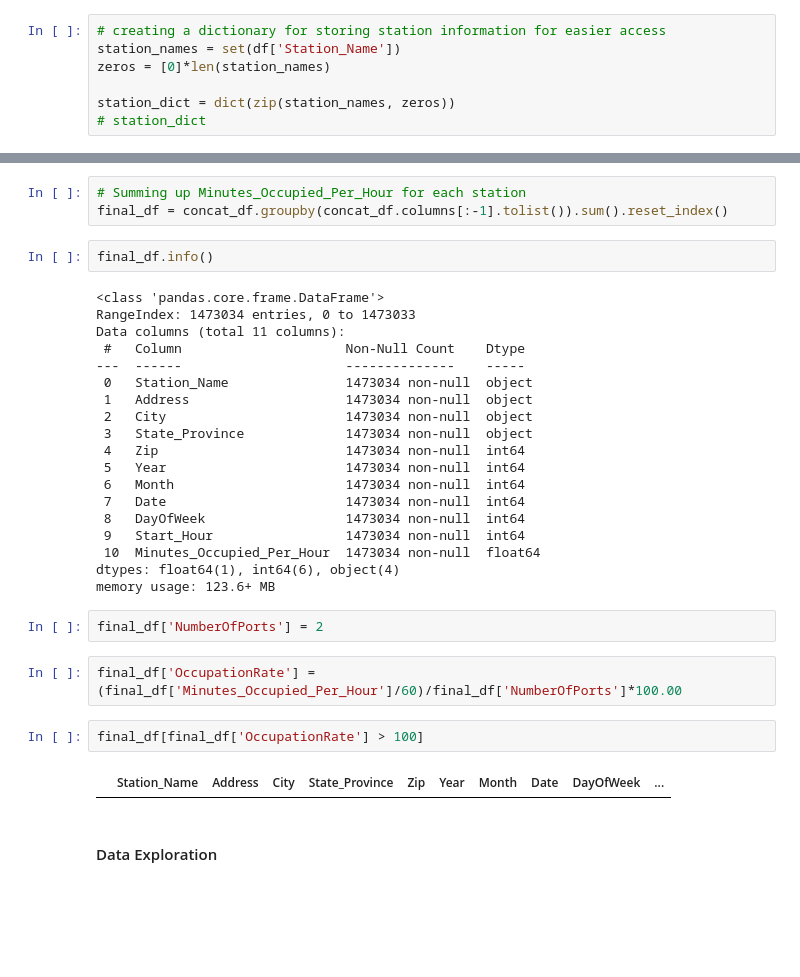
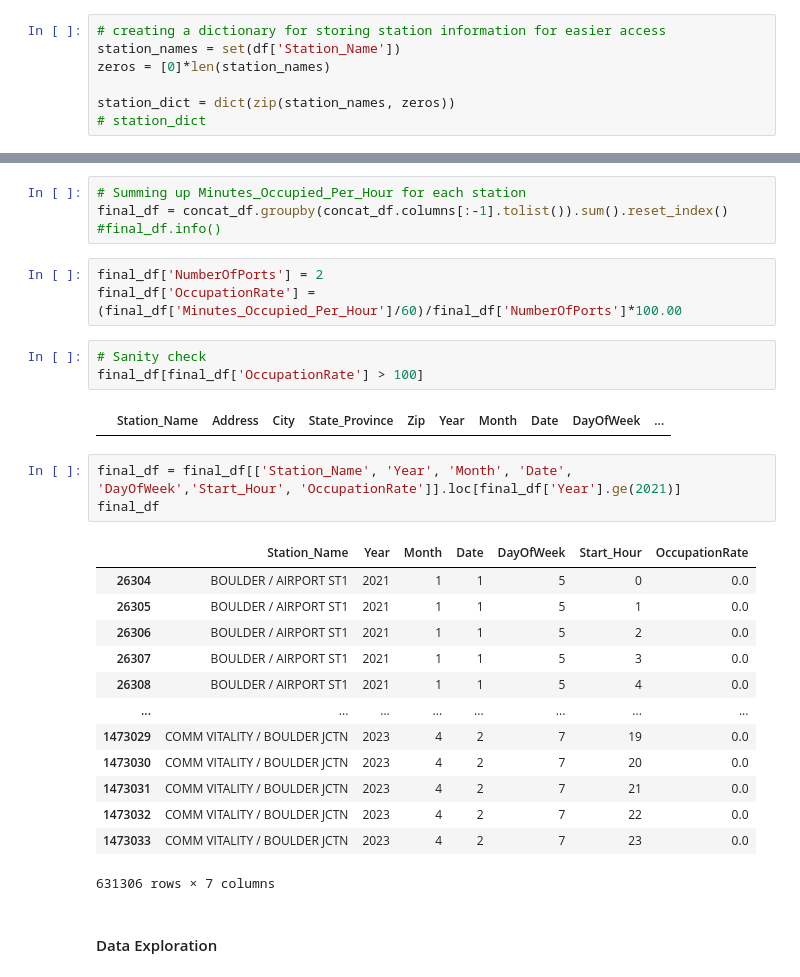
Before and after one commit to linzhuSJSU/DATA245, a Jupyter notebook: dataCleaning_0427.ipynb, the cells around one changed output, grey strips where cells are left out. Drawn from its saved outputs; the diff is of its cells as text; blank space fills up the shorter version.

```diff
--- a/dataCleaning_0427.ipynb
+++ b/dataCleaning_0427.ipynb
@@ -191,35 +157,32 @@ memory usage: 141.2+ MB
 # %%
 # Summing up Minutes_Occupied_Per_Hour for each station
 final_df = concat_df.groupby(concat_df.columns[:-1].tolist()).sum().reset_index()
+#final_df.info()
-# %%
-final_df.info()
-# %% [output]
-<class 'pandas.core.frame.DataFrame'>
-RangeIndex: 1473034 entries, 0 to 1473033
-Data columns (total 11 columns):
- #   Column                     Non-Null Count    Dtype
----  ------                     --------------    -----
- 0   Station_Name               1473034 non-null  object
- 1   Address                    1473034 non-null  object
- 2   City                       1473034 non-null  object
- 3   State_Province             1473034 non-null  object
- 4   Zip                        1473034 non-null  int64
- 5   Year                       1473034 non-null  int64
- 6   Month                      1473034 non-null  int64
- 7   Date                       1473034 non-null  int64
- 8   DayOfWeek                  1473034 non-null  int64
- 9   Start_Hour                 1473034 non-null  int64
- 10  Minutes_Occupied_Per_Hour  1473034 non-null  float64
-dtypes: float64(1), int64(6), object(4)
-memory usage: 123.6+ MB
 # %%
 final_df['NumberOfPorts'] = 2
+final_df['OccupationRate'] = (final_df['Minutes_Occupied_Per_Hour']/60)/final_df['NumberOfPorts']*100.00
-# %%
-final_df['OccupationRate'] = (final_df['Minutes_Occupied_Per_Hour']/60)/final_df['NumberOfPorts']*100.00
 # %%
+# Sanity check
 final_df[final_df['OccupationRate'] > 100]
 # %% [output]
 |  | Station_Name | Address | City | State_Province | Zip | Year | Month | Date | DayOfWeek | ... |
+# %%
+final_df = final_df[['Station_Name', 'Year', 'Month', 'Date', 'DayOfWeek','Start_Hour', 'OccupationRate']].loc[final_df['Year'].ge(2021)]
+final_df
+# %% [output]
+|  | Station_Name | Year | Month | Date | DayOfWeek | Start_Hour | OccupationRate |
+| 26304 | BOULDER / AIRPORT ST1 | 2021 | 1 | 1 | 5 | 0 | 0.0 |
+| 26305 | BOULDER / AIRPORT ST1 | 2021 | 1 | 1 | 5 | 1 | 0.0 |
+| 26306 | BOULDER / AIRPORT ST1 | 2021 | 1 | 1 | 5 | 2 | 0.0 |
+| 26307 | BOULDER / AIRPORT ST1 | 2021 | 1 | 1 | 5 | 3 | 0.0 |
+| 26308 | BOULDER / AIRPORT ST1 | 2021 | 1 | 1 | 5 | 4 | 0.0 |
+| ... | ... | ... | ... | ... | ... | ... | ... |
+| 1473029 | COMM VITALITY / BOULDER JCTN | 2023 | 4 | 2 | 7 | 19 | 0.0 |
+| 1473030 | COMM VITALITY / BOULDER JCTN | 2023 | 4 | 2 | 7 | 20 | 0.0 |
+| 1473031 | COMM VITALITY / BOULDER JCTN | 2023 | 4 | 2 | 7 | 21 | 0.0 |
+| 1473032 | COMM VITALITY / BOULDER JCTN | 2023 | 4 | 2 | 7 | 22 | 0.0 |
+| 1473033 | COMM VITALITY / BOULDER JCTN | 2023 | 4 | 2 | 7 | 23 | 0.0 |
+631306 rows × 7 columns
 # %% [markdown]
 ####
 #### Data Exploration
```
Also changed, not shown: parts of 30 cells of this notebook.
